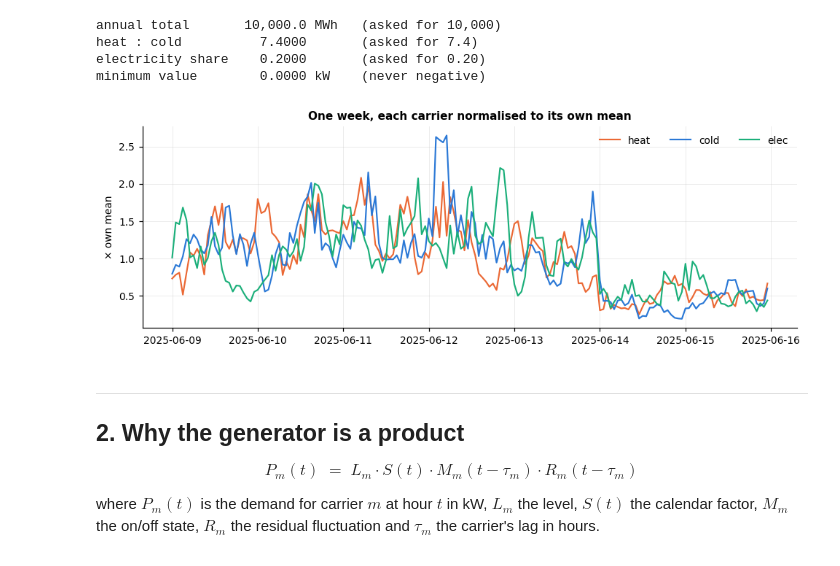
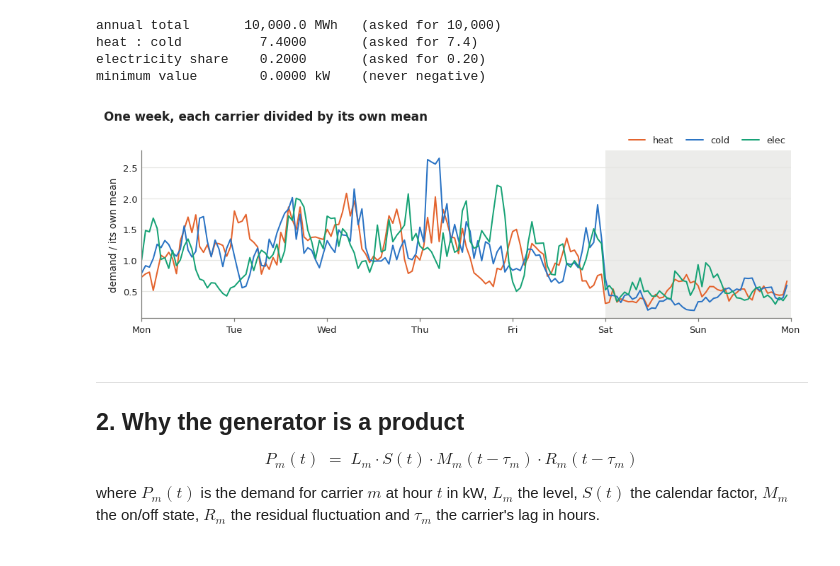
Before and after one commit to Matt-haug/loadcast, a Jupyter notebook: examples/01_tutorial.ipynb, the cells around one changed output. Cells and saved outputs as stored; diff of their text form; code cells hidden in the pictures.

```diff
--- a/examples/01_tutorial.ipynb
+++ b/examples/01_tutorial.ipynb
@@ -37,24 +37,16 @@ import pandas as pd
 import loadcast as lc
 from loadcast import fitting, generator
 
+import figure_style as fs   # the house style, shared with the documentation
+
 FIG = Path("figures")
-FIG.mkdir(exist_ok=True)
+fs.apply()
+# The carriers keep one colour throughout; waste heat is also dashed, so it
+# never relies on hue alone.
+C = fs.CARRIER
 
-# One palette for the whole notebook. The three carriers are drawn in colours
-# that stay distinguishable to a colourblind reader; waste heat is also dashed,
-# so it never relies on hue alone.
-C = {"heat": "#eb6834", "cold": "#2a78d6", "elec": "#1baf7a", "waste": "#4a3aa7"}
-plt.rcParams.update({
-    "figure.dpi": 110, "figure.figsize": (9, 3.2),
-    "axes.spines.top": False, "axes.spines.right": False,
-    "axes.grid": True, "grid.alpha": 0.25, "grid.linewidth": 0.6,
-    "font.size": 9, "axes.titlesize": 10, "axes.titleweight": "bold",
-    "legend.frameon": False,
-})
-
-def save(name):
-    plt.tight_layout()
-    plt.savefig(FIG / f"{name}.png", dpi=150, bbox_inches="tight")
+def save(fig, name):
+    fs.save(fig, FIG, name, close=False)
 
 print("loadcast", lc.__version__)
 print("process classes:", lc.available_classes())
@@ -105,17 +97,19 @@ heat : cold          7.4000       (asked for 7.4)
 electricity share    0.2000       (asked for 0.20)
 minimum value        0.0000 kW    (never negative)
 # %%
-week = profiles.loc["2025-06-09":"2025-06-15"]
-fig, ax = plt.subplots()
+week = profiles.loc["2025-06-09":"2025-06-15 23:00"]      # Monday to Sunday
+fig, ax = plt.subplots(figsize=fs.size(1, height=3.0))
+fs.weekends(ax, week.index)
 for key, col in (("heat", "heat_kw"), ("cold", "cold_kw"), ("elec", "elec_kw")):
-    ax.plot(week.index, week[col] / week[col].mean(), color=C[key], lw=1.4, label=key)
-ax.set_ylabel("× own mean")
-ax.set_title("One week, each carrier normalised to its own mean")
-ax.legend(ncol=3)
-save("01_one_week")
+    ax.plot(week.index, week[col] / week[col].mean(), color=C[key], lw=1.3, label=key)
+ax.set_ylabel("demand / its own mean")
+fs.days(ax, week.index)
+fs.legend(ax)
+fs.title(fig, "One week, each carrier divided by its own mean")
+save(fig, "01_one_week")
 plt.show()
 # %% [output]
-[figure, old version]
+[figure, new version]
 # %% [markdown]
 ---
 ## 2. Why the generator is a product
```
Also changed, not shown: parts of 12 cells of this notebook, 30 other files.
